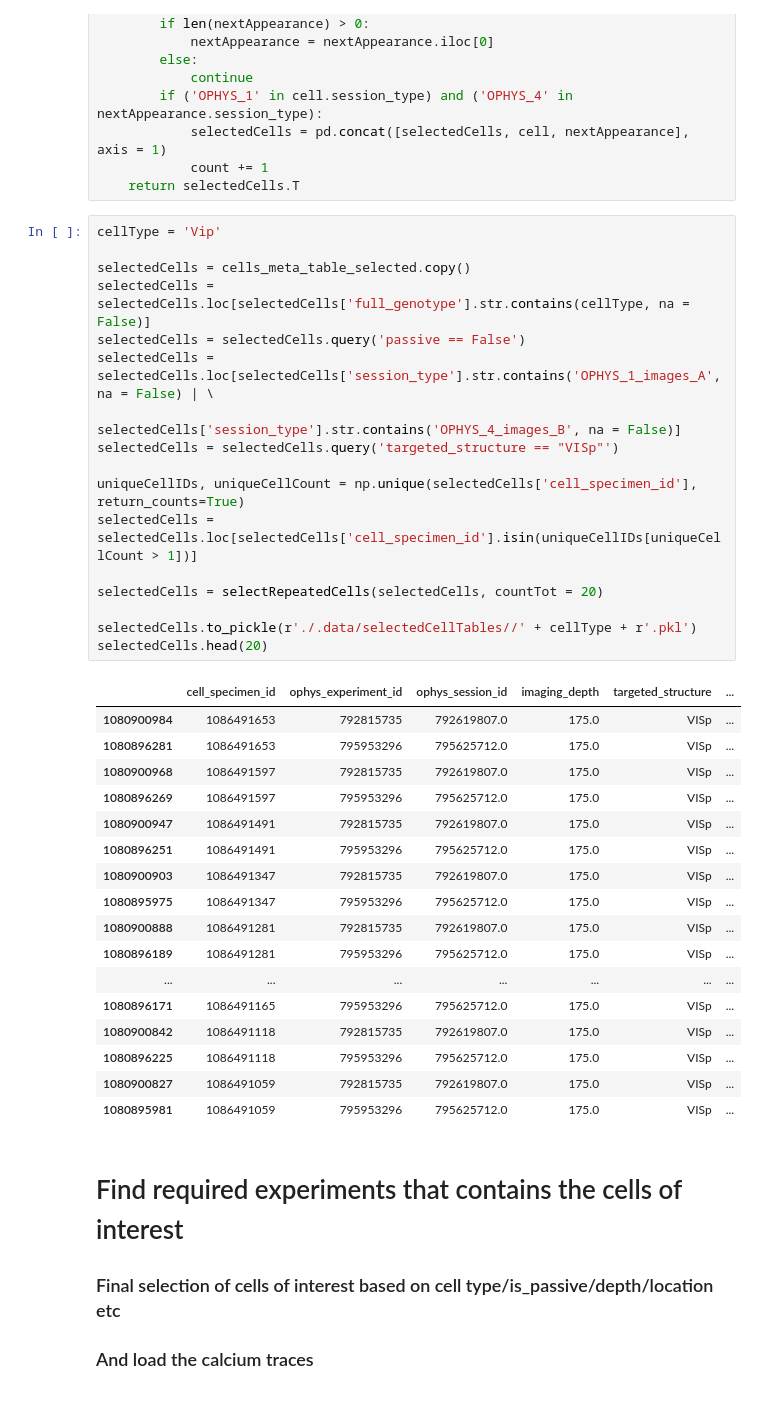
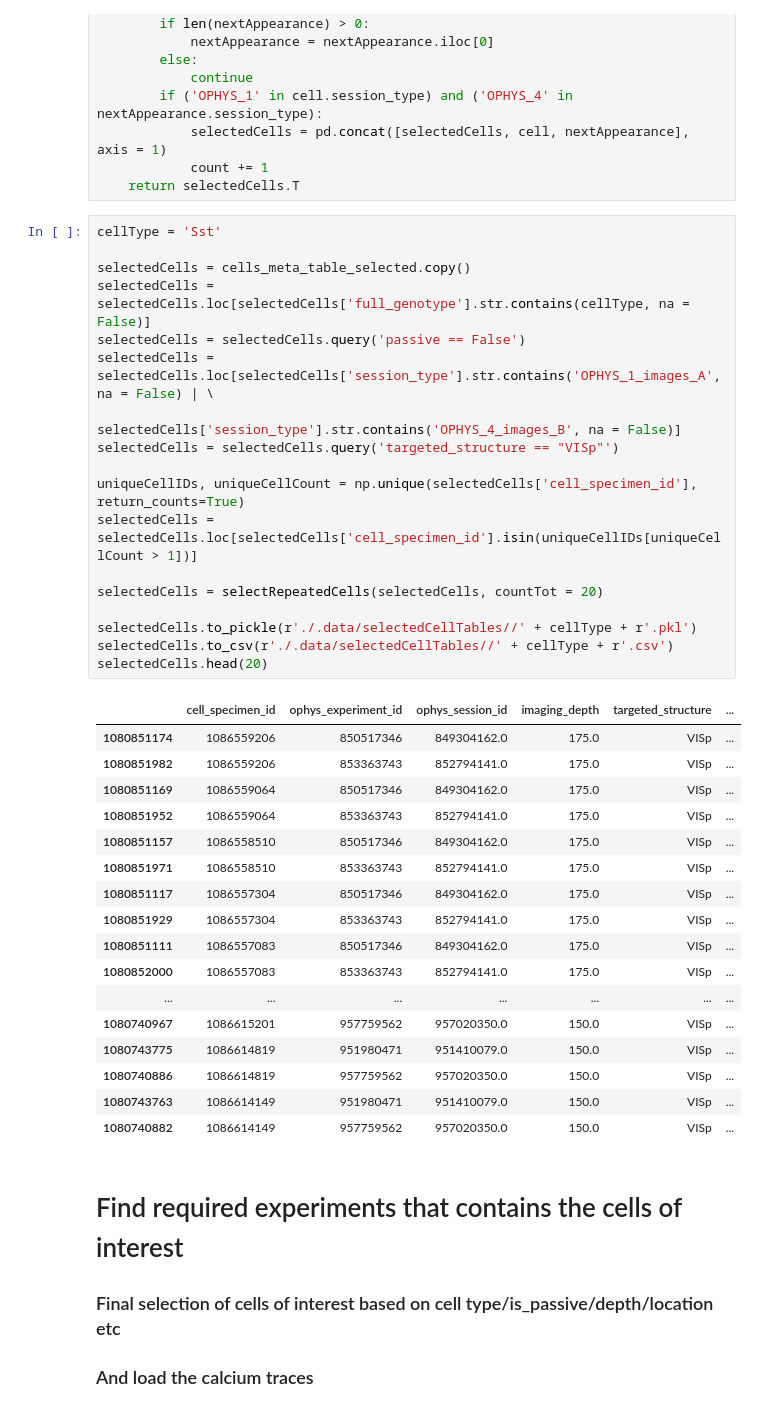
Before and after one commit to Yannan-Chen/allenVisualBehaviorOphys, a Jupyter notebook: loadRepetitiveCells.ipynb, the cells around one changed output. Drawn from its saved outputs; the diff is of its cells as text.

```diff
--- a/loadRepetitiveCells.ipynb
+++ b/loadRepetitiveCells.ipynb
@@ -131,40 +131,41 @@ def selectRepeatedCells(df, countTot = 10):
             count += 1
     return selectedCells.T
 # %%
-cellType = 'Vip'
+cellType = 'Sst'
 
 selectedCells = cells_meta_table_selected.copy()
 selectedCells = selectedCells.loc[selectedCells['full_genotype'].str.contains(cellType, na = False)]
 selectedCells = selectedCells.query('passive == False')
 selectedCells = selectedCells.loc[selectedCells['session_type'].str.contains('OPHYS_1_images_A', na = False) | \
                                   selectedCells['session_type'].str.contains('OPHYS_4_images_B', na = False)]
 selectedCells = selectedCells.query('targeted_structure == "VISp"')
 
 uniqueCellIDs, uniqueCellCount = np.unique(selectedCells['cell_specimen_id'], return_counts=True)
 selectedCells = selectedCells.loc[selectedCells['cell_specimen_id'].isin(uniqueCellIDs[uniqueCellCount > 1])]
 
 selectedCells = selectRepeatedCells(selectedCells, countTot = 20)
 
 selectedCells.to_pickle(r'./.data/selectedCellTables//' + cellType + r'.pkl')
+selectedCells.to_csv(r'./.data/selectedCellTables//' + cellType + r'.csv')
 selectedCells.head(20)
 # %% [output]
 |  | cell_specimen_id | ophys_experiment_id | ophys_session_id | imaging_depth | targeted_structure | ... |
-| 1080900984 | 1086491653 | 792815735 | 792619807.0 | 175.0 | VISp | ... |
-| 1080896281 | 1086491653 | 795953296 | 795625712.0 | 175.0 | VISp | ... |
-| 1080900968 | 1086491597 | 792815735 | 792619807.0 | 175.0 | VISp | ... |
-| 1080896269 | 1086491597 | 795953296 | 795625712.0 | 175.0 | VISp | ... |
-| 1080900947 | 1086491491 | 792815735 | 792619807.0 | 175.0 | VISp | ... |
-| 1080896251 | 1086491491 | 795953296 | 795625712.0 | 175.0 | VISp | ... |
-| 1080900903 | 1086491347 | 792815735 | 792619807.0 | 175.0 | VISp | ... |
-| 1080895975 | 1086491347 | 795953296 | 795625712.0 | 175.0 | VISp | ... |
-| 1080900888 | 1086491281 | 792815735 | 792619807.0 | 175.0 | VISp | ... |
-| 1080896189 | 1086491281 | 795953296 | 795625712.0 | 175.0 | VISp | ... |
+| 1080851174 | 1086559206 | 850517346 | 849304162.0 | 175.0 | VISp | ... |
+| 1080851982 | 1086559206 | 853363743 | 852794141.0 | 175.0 | VISp | ... |
+| 1080851169 | 1086559064 | 850517346 | 849304162.0 | 175.0 | VISp | ... |
+| 1080851952 | 1086559064 | 853363743 | 852794141.0 | 175.0 | VISp | ... |
+| 1080851157 | 1086558510 | 850517346 | 849304162.0 | 175.0 | VISp | ... |
+| 1080851971 | 1086558510 | 853363743 | 852794141.0 | 175.0 | VISp | ... |
+| 1080851117 | 1086557304 | 850517346 | 849304162.0 | 175.0 | VISp | ... |
+| 1080851929 | 1086557304 | 853363743 | 852794141.0 | 175.0 | VISp | ... |
+| 1080851111 | 1086557083 | 850517346 | 849304162.0 | 175.0 | VISp | ... |
+| 1080852000 | 1086557083 | 853363743 | 852794141.0 | 175.0 | VISp | ... |
 | ... | ... | ... | ... | ... | ... | ... |
-| 1080896171 | 1086491165 | 795953296 | 795625712.0 | 175.0 | VISp | ... |
-| 1080900842 | 1086491118 | 792815735 | 792619807.0 | 175.0 | VISp | ... |
-| 1080896225 | 1086491118 | 795953296 | 795625712.0 | 175.0 | VISp | ... |
-| 1080900827 | 1086491059 | 792815735 | 792619807.0 | 175.0 | VISp | ... |
-| 1080895981 | 1086491059 | 795953296 | 795625712.0 | 175.0 | VISp | ... |
+| 1080740967 | 1086615201 | 957759562 | 957020350.0 | 150.0 | VISp | ... |
+| 1080743775 | 1086614819 | 951980471 | 951410079.0 | 150.0 | VISp | ... |
+| 1080740886 | 1086614819 | 957759562 | 957020350.0 | 150.0 | VISp | ... |
+| 1080743763 | 1086614149 | 951980471 | 951410079.0 | 150.0 | VISp | ... |
+| 1080740882 | 1086614149 | 957759562 | 957020350.0 | 150.0 | VISp | ... |
 # %% [markdown]
 # Find required experiments that contains the cells of interest
 ### Final selection of cells of interest based on cell type/is_passive/depth/location etc
```
Also changed, not shown: parts of 6 cells of this notebook.
